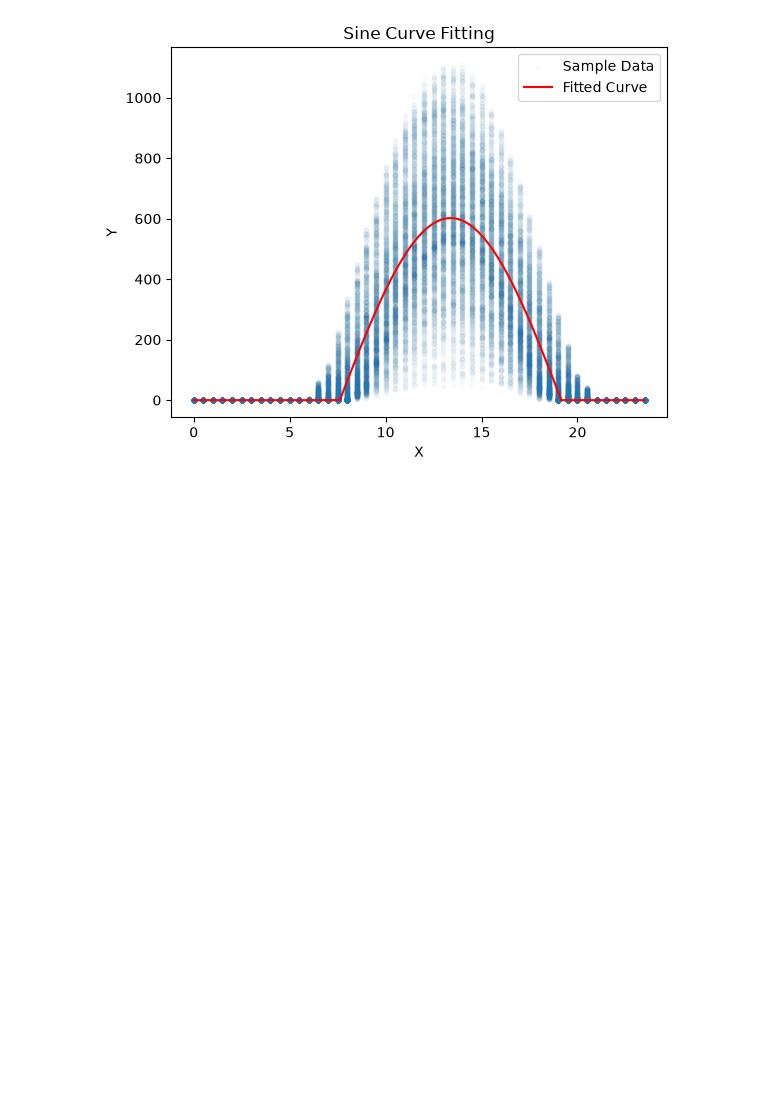
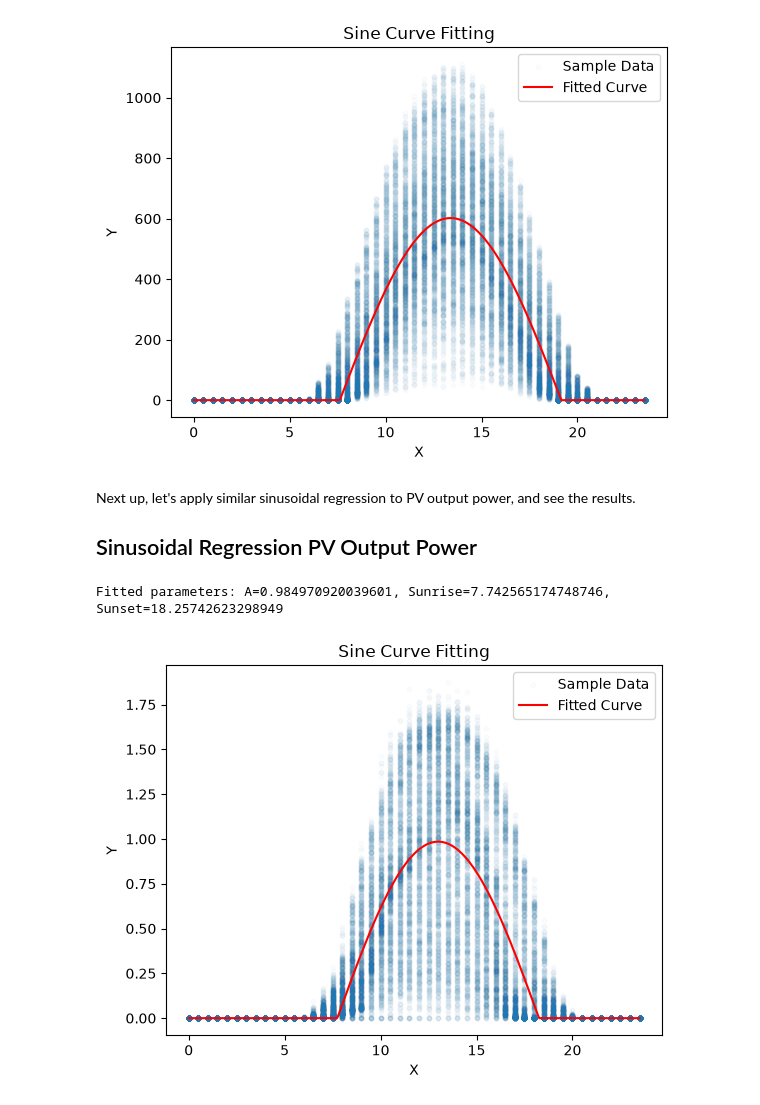
Before and after one commit to codettlaff/Energy-Disaggregation, a Jupyter notebook: data_exploration/casey_sinusoidal_regression.ipynb, the cells around one changed output. Saved outputs shown, nothing was run; the diff lists cells and outputs as text; code cells hidden in the pictures; blank space fills up the shorter version.

Commit message:
Did sinusoidal regression for PV generation

```diff
--- a/data_exploration/casey_sinusoidal_regression.ipynb
+++ b/data_exploration/casey_sinusoidal_regression.ipynb
@@ -17,6 +17,9 @@ processed_data_dir = os.path.join(base_dir, 'processed_data')
 
 open_meteo_filepath = os.path.join(processed_data_dir, 'open_meteo_processed_data.csv')
 open_meteo_df = pd.read_csv(open_meteo_filepath, parse_dates=['datetime'])
+
+ausgrid_filepath = os.path.join(processed_data_dir, 'ausgrid_processed_data.csv')
+ausgrid_df = pd.read_csv(ausgrid_filepath, parse_dates=['datetime'])
 # %% [markdown]
 ## Initial Scatterplot
 
@@ -114,3 +117,38 @@ plt.show()
 # %% [output]
 Fitted parameters: A=602.0342026638638, Sunrise=7.613333044274462, Sunset=19.161063987477327
 [figure]
+# %% [markdown]
+Next up, let's apply similar sinusoidal regression to PV output power, and see the results.
+
+## Sinusoidal Regression PV Output Power
+# %%
+# construct numerical time of day column
+ausgrid_df['time_of_day'] = (
+    open_meteo_df["datetime"].dt.hour
+    + open_meteo_df["datetime"].dt.minute / 60
+    + open_meteo_df["datetime"].dt.second / 3600)
+
+x = ausgrid_df['time_of_day']
+y = ausgrid_df['Pgen']
+
+initial_guess = [600, 6.5, 20.5] # revise this
+params, covariance = curve_fit(daylight_curve, x, y, p0=initial_guess)
+
+A_fit, sunrise_fit, sunset_fit = params
+print(f"Fitted parameters: A={A_fit}, Sunrise={sunrise_fit}, Sunset={sunset_fit}")
+
+# Generate Line-of-Best-Fit
+x_fit = np.linspace(x.min(), x.max(), 500)
+y_fit = daylight_curve(x_fit, *params)
+
+# Plot the original data and the fitted curve
+plt.scatter(x, y, label='Sample Data', alpha=0.02, s=10)
+plt.plot(x_fit, y_fit, label='Fitted Curve', color='red')
+plt.xlabel('X')
+plt.ylabel('Y')
+plt.title('Sine Curve Fitting')
+plt.legend()
+plt.show()
+# %% [output]
+Fitted parameters: A=0.984970920039601, Sunrise=7.742565174748746, Sunset=18.25742623298949
+[figure, added]
```
Also changed, not shown: parts of 1 cell of this notebook.
